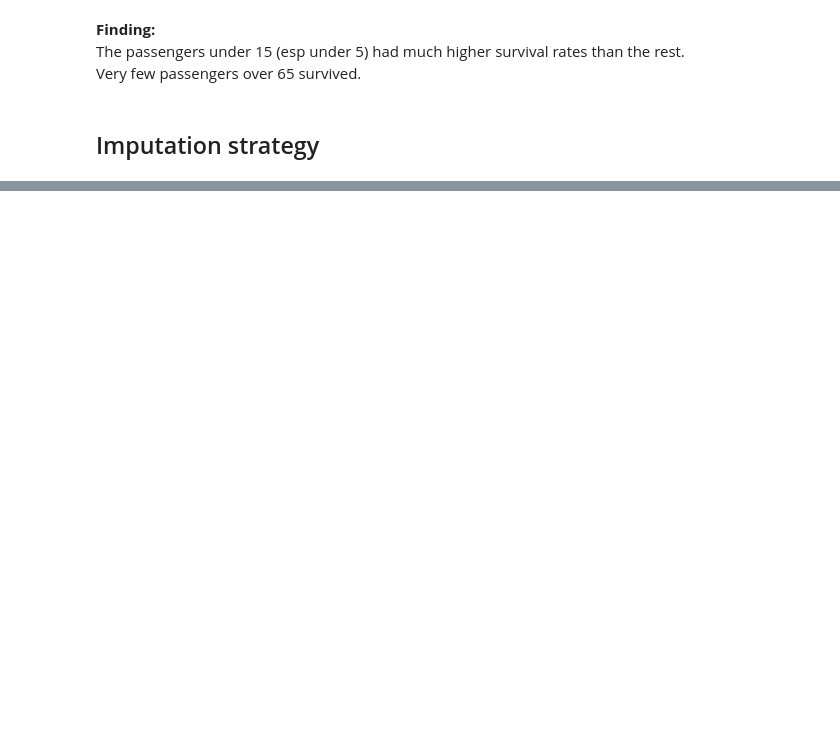
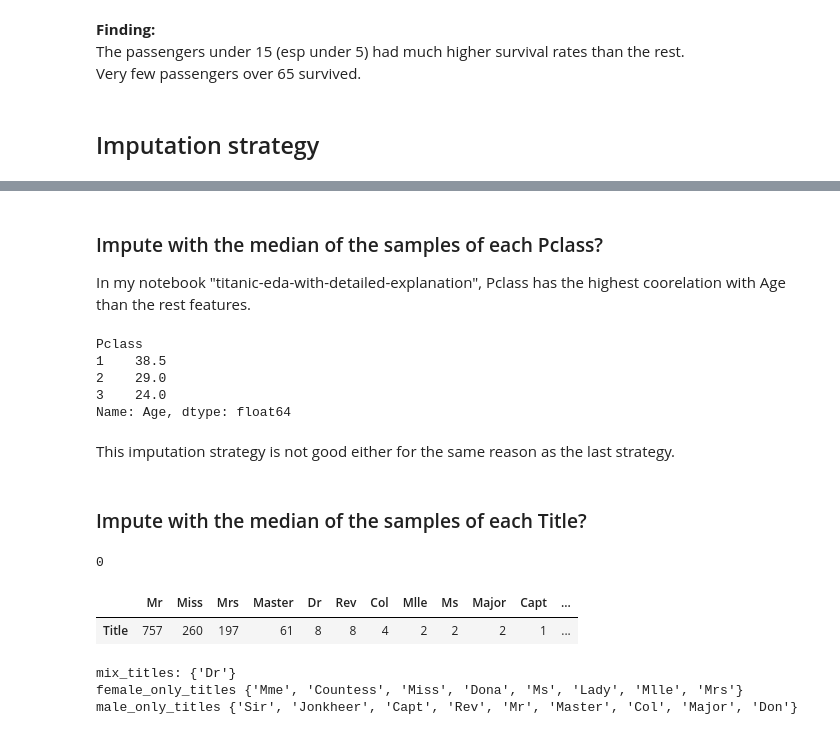
Before and after one commit to Brendalish/titanic, a Jupyter notebook: 2 Dealing with missing values (Part 2).ipynb, the cells around one changed output, grey strips where cells are left out. Drawn from its saved outputs; the diff is of its cells as text; code cells hidden in the pictures; blank space fills up the shorter version.

```diff
--- a/2 Dealing with missing values (Part 2).ipynb
+++ b/2 Dealing with missing values (Part 2).ipynb
@@ -107,0 +105,52 @@ With the imputation with the median, a boy who had a high chance of survival wil
+# %% [markdown]
+### Impute with the median of the samples of each Pclass?
+
+In my notebook "titanic-eda-with-detailed-explanation", Pclass has the highest coorelation with Age than the rest features.
+# %%
+#the median values of the samples of three Pclasses
+df.groupby('Pclass').Age.median()
+# %% [output]
+Pclass
+1    38.5
+2    29.0
+3    24.0
+Name: Age, dtype: float64
+# %% [markdown]
+This imputation strategy is not good either for the same reason as the last strategy.
+# %% [markdown]
+### Impute with the median of the samples of each Title?
+# %%
+#extract titles from Nmae
+df['Title'] = df['Name'].str.extract('([A-Za-z]+)\.', expand=False)
+#check for missing value(s)
+df.Title.isnull().sum()
+# %% [output]
+0
+# %%
+#check the counts of each titles
+title_counts = df.Title.value_counts()
+
+title_counts.to_frame().T
+# %% [output]
+|  | Mr | Miss | Mrs | Master | Dr | Rev | Col | Mlle | Ms | Major | Capt | ... |
+| Title | 757 | 260 | 197 | 61 | 8 | 8 | 4 | 2 | 2 | 2 | 1 | ... |
+# %%
+#check the sex of the passengers with different titles in the full dataset
+female_titles = set()
+male_titles = set()
+for t in df.Title.unique():
+    if ((df.Title== t) & (df.Sex=='female')).any():
+        female_titles.add(t)
+    if ((df.Title== t) & (df.Sex=='male')).any():
+        male_titles.add(t)
+
+mix_titles = female_titles & male_titles
+female_only_titles = female_titles - mix_titles
+male_only_titles = male_titles - mix_titles
+print('mix_titles:', mix_titles)
+print('female_only_titles', female_only_titles)
+print('male_only_titles', male_only_titles)
+# %% [output]
+mix_titles: {'Dr'}
+female_only_titles {'Mme', 'Countess', 'Miss', 'Dona', 'Ms', 'Lady', 'Mlle', 'Mrs'}
+male_only_titles {'Sir', 'Jonkheer', 'Capt', 'Rev', 'Mr', 'Master', 'Col', 'Major', 'Don'}
```
Also changed, not shown: parts of 22 cells of this notebook.
